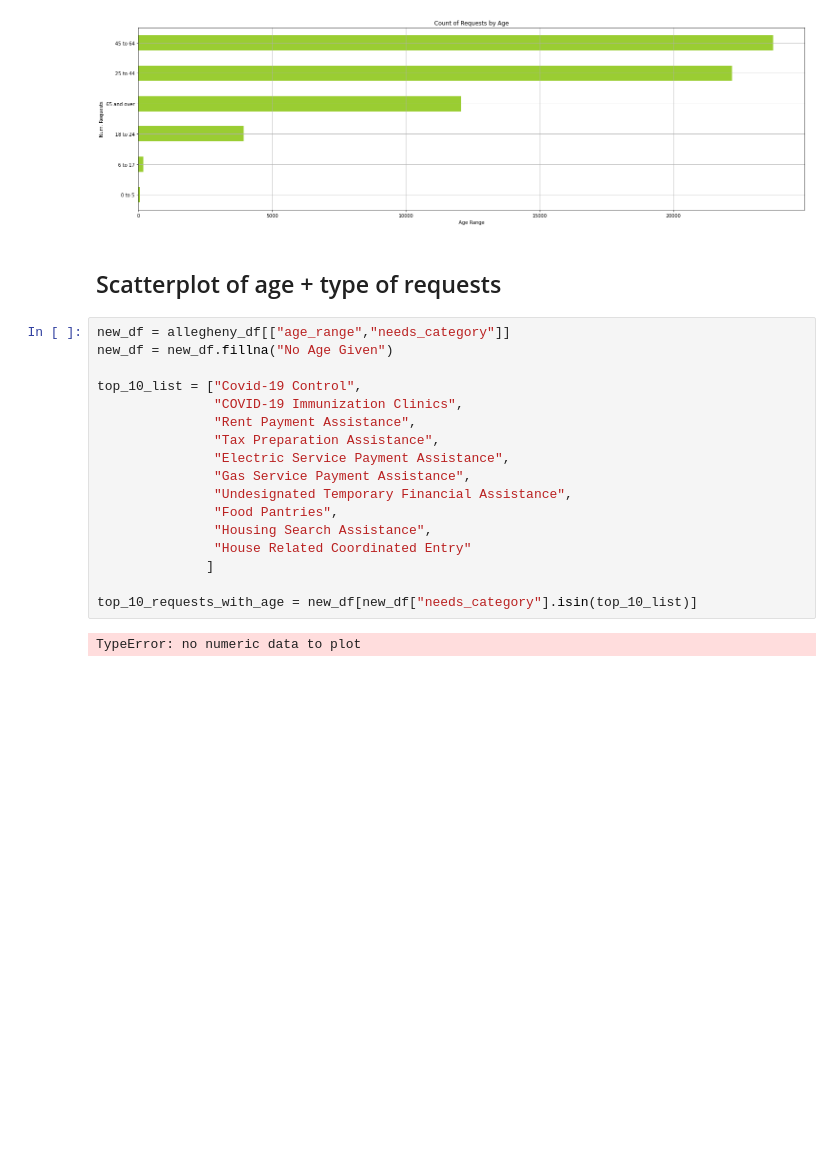
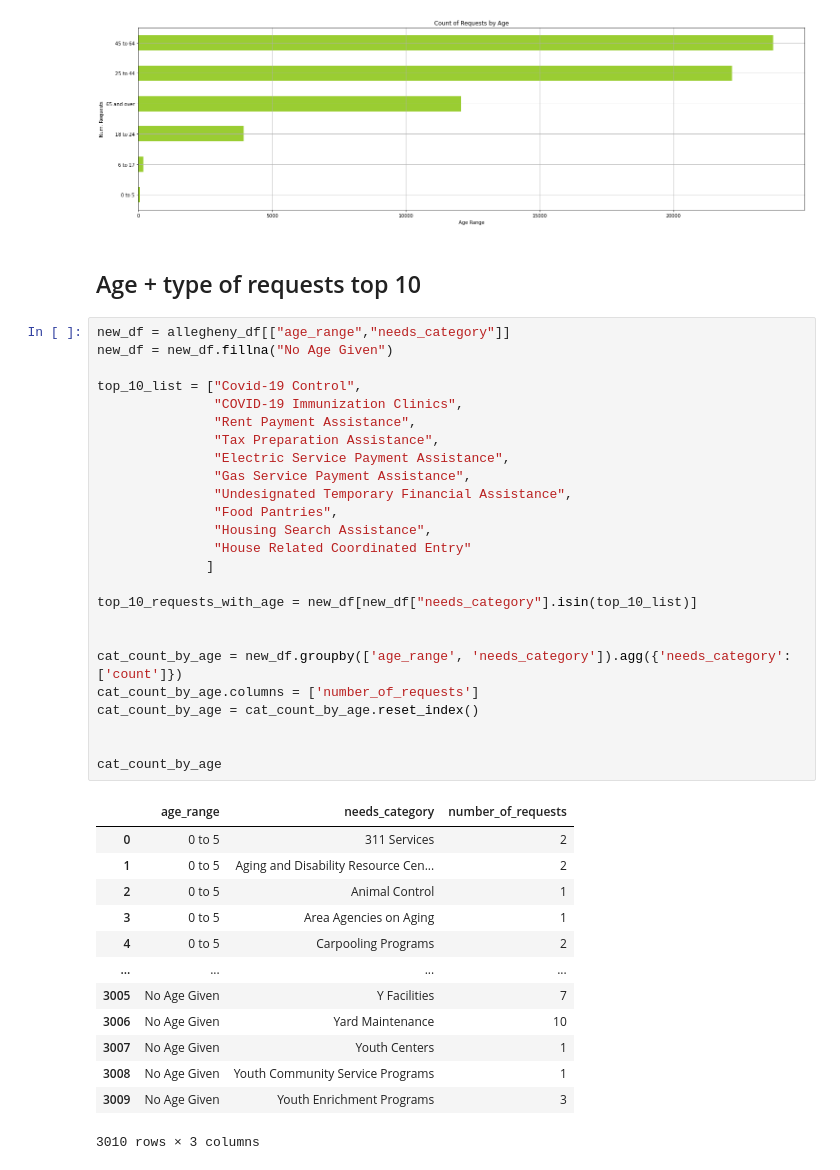
Before and after one commit to ohitsmekatie/pittsburgh-211-analysis, a Jupyter notebook: pittsburgh-211-analysis.ipynb, the cells around one changed output. Drawn from its saved outputs; the diff is of its cells as text; blank space fills up the shorter version.

Commit message:
add df of requests by age

```diff
--- a/pittsburgh-211-analysis.ipynb
+++ b/pittsburgh-211-analysis.ipynb
@@ -85,23 +85,43 @@ show_age_counts(allegheny_df)
 # %% [output]
 [figure]
 # %% [markdown]
-## Scatterplot of age + type of requests
+## Age + type of requests top 10
 # %%
 new_df = allegheny_df[["age_range","needs_category"]]
 new_df = new_df.fillna("No Age Given")
 
 top_10_list = ["Covid-19 Control",
                "COVID-19 Immunization Clinics",
                "Rent Payment Assistance",
                "Tax Preparation Assistance",
                "Electric Service Payment Assistance",
                "Gas Service Payment Assistance",
                "Undesignated Temporary Financial Assistance",
                "Food Pantries",
                "Housing Search Assistance",
                "House Related Coordinated Entry"
               ]
 
 top_10_requests_with_age = new_df[new_df["needs_category"].isin(top_10_list)]
+
+
+cat_count_by_age = new_df.groupby(['age_range', 'needs_category']).agg({'needs_category': ['count']})
+cat_count_by_age.columns = ['number_of_requests']
+cat_count_by_age = cat_count_by_age.reset_index()
+
+
+cat_count_by_age
 # %% [output]
+|  | age_range | needs_category | number_of_requests |
+| 0 | 0 to 5 | 311 Services | 2 |
+| 1 | 0 to 5 | Aging and Disability Resource Cen... | 2 |
+| 2 | 0 to 5 | Animal Control | 1 |
+| 3 | 0 to 5 | Area Agencies on Aging | 1 |
+| 4 | 0 to 5 | Carpooling Programs | 2 |
+| ... | ... | ... | ... |
+| 3005 | No Age Given | Y Facilities | 7 |
+| 3006 | No Age Given | Yard Maintenance | 10 |
+| 3007 | No Age Given | Youth Centers | 1 |
+| 3008 | No Age Given | Youth Community Service Programs | 1 |
+| 3009 | No Age Given | Youth Enrichment Programs | 3 |
-TypeError: no numeric data to plot
+3010 rows × 3 columns
```
